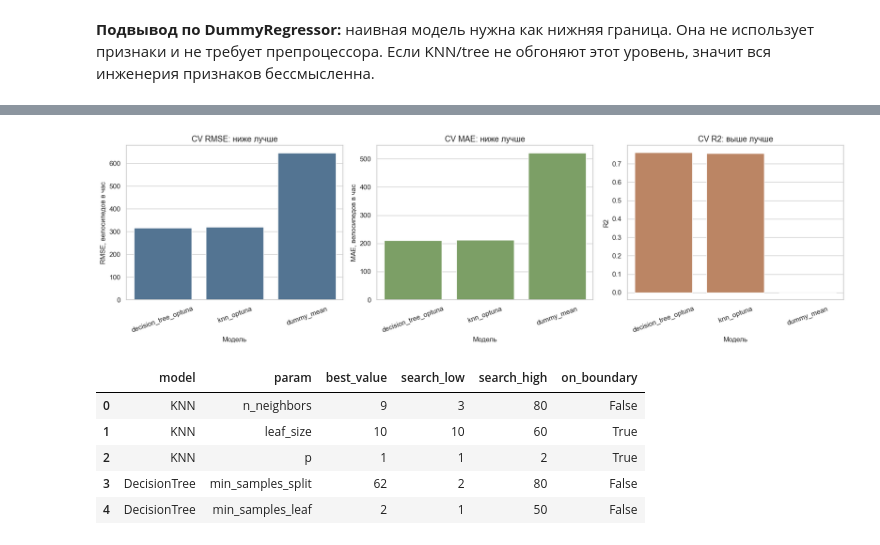
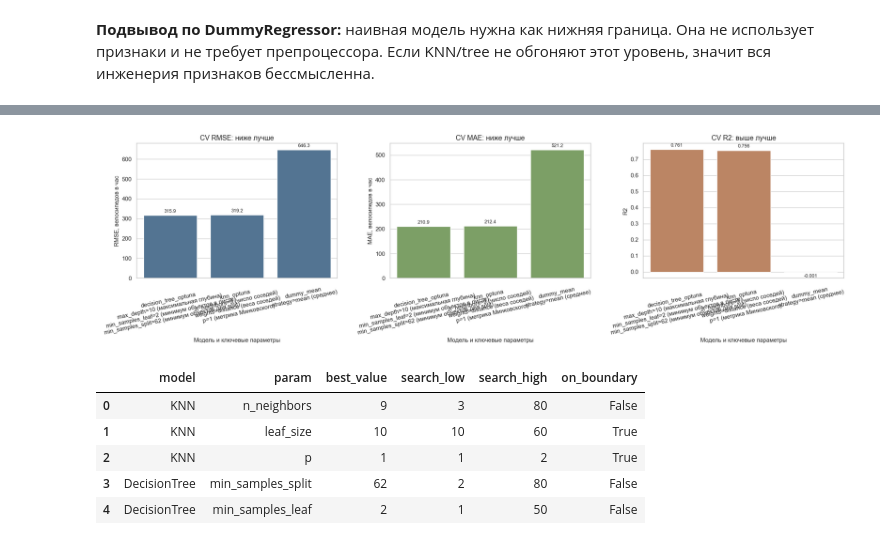
Before and after one commit to neiro/ds_sonv, a Jupyter notebook: ml-env/work.ipynb, the cells around one changed output, grey strips where cells are left out. Cells and saved outputs as stored; diff of their text form; code cells hidden in the pictures.

```diff
--- a/ml-env/work.ipynb
+++ b/ml-env/work.ipynb
@@ -993,25 +1123,33 @@ cv_results.append(cross_validate_pipeline("decision_tree_optuna", tree_best_pipe
 cv_comparison = pd.DataFrame(cv_results).sort_values("cv_RMSE_mean")
 display(cv_comparison.drop(columns="params"))
 
-fig, axes = plt.subplots(1, 3, figsize=(17, 5))
 plot_df = cv_comparison.copy()
-sns.barplot(data=plot_df, x="model", y="cv_RMSE_mean", ax=axes[0], color="#49759c")
+plot_df["model_label"] = [
+    f"{model}\n{short_params_for_plot(model, params)}"
+    for model, params in zip(plot_df["model"], plot_df["params"])
+]
+
+fig, axes = plt.subplots(1, 3, figsize=(20, 5.8))
+sns.barplot(data=plot_df, x="model_label", y="cv_RMSE_mean", ax=axes[0], color="#49759c")
 axes[0].set_title("CV RMSE: ниже лучше")
-axes[0].set_xlabel("Модель")
+axes[0].set_xlabel("Модель и ключевые параметры")
 axes[0].set_ylabel("RMSE, велосипедов в час")
-axes[0].tick_params(axis="x", rotation=20)
+axes[0].tick_params(axis="x", rotation=12)
+add_bar_labels(axes[0], "%.1f")
 
-sns.barplot(data=plot_df, x="model", y="cv_MAE_mean", ax=axes[1], color="#7aa95c")
+sns.barplot(data=plot_df, x="model_label", y="cv_MAE_mean", ax=axes[1], color="#7aa95c")
 axes[1].set_title("CV MAE: ниже лучше")
-axes[1].set_xlabel("Модель")
+axes[1].set_xlabel("Модель и ключевые параметры")
 axes[1].set_ylabel("MAE, велосипедов в час")
-axes[1].tick_params(axis="x", rotation=20)
+axes[1].tick_params(axis="x", rotation=12)
+add_bar_labels(axes[1], "%.1f")
 
-sns.barplot(data=plot_df, x="model", y="cv_R2_mean", ax=axes[2], color="#c98256")
+sns.barplot(data=plot_df, x="model_label", y="cv_R2_mean", ax=axes[2], color="#c98256")
 axes[2].set_title("CV R2: выше лучше")
-axes[2].set_xlabel("Модель")
+axes[2].set_xlabel("Модель и ключевые параметры")
 axes[2].set_ylabel("R2")
-axes[2].tick_params(axis="x", rotation=20)
+axes[2].tick_params(axis="x", rotation=12)
+add_bar_labels(axes[2], "%.3f")
 plt.tight_layout()
 plt.show()
 # %% [output]
@@ -1022,4 +1160,4 @@ plt.show()
-[figure, old version]
+[figure, new version]
 # %%
 def check_boundary_params(study: optuna.Study, model_name: str) -> pd.DataFrame:
     best = study.best_params
```
Also changed, not shown: parts of 23 cells of this notebook, 2 other files.
